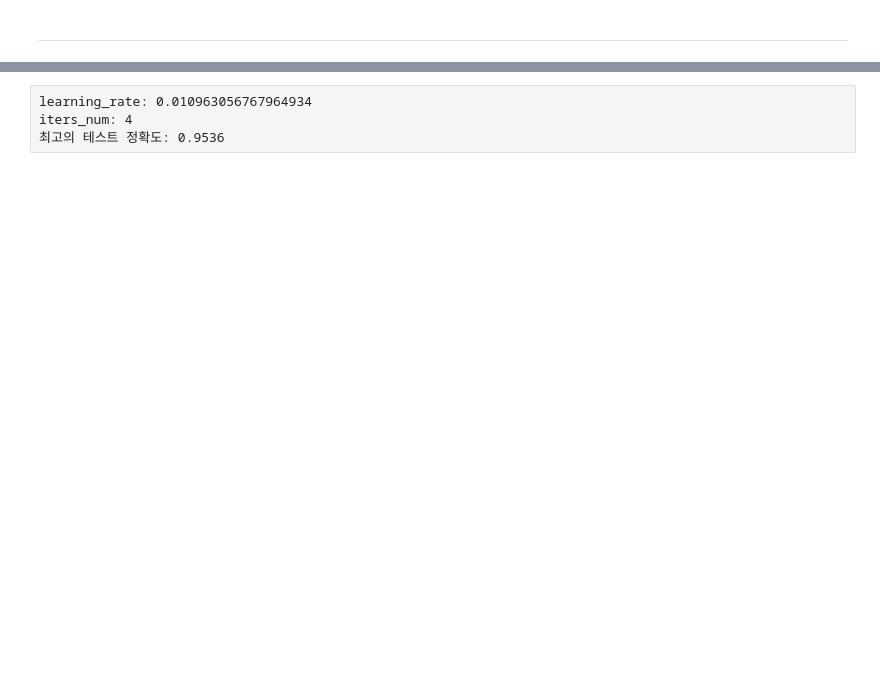
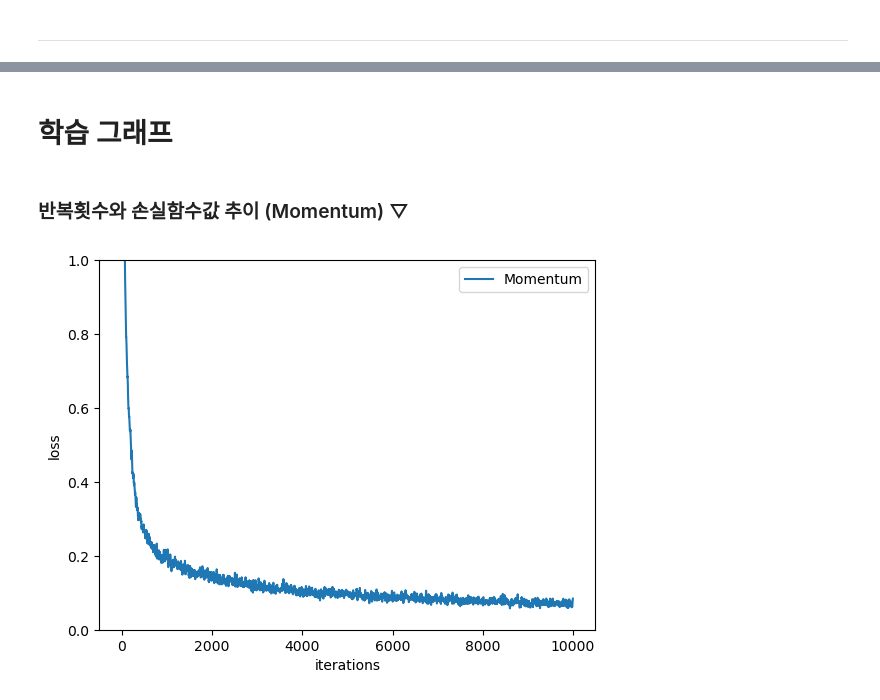
Before and after one commit to Embeu/AI_SummaryNotes, a Jupyter notebook: 김상옥 정리노트/homeWork.ipynb, the cells around one changed output, grey strips where cells are left out. Cells and saved outputs as stored; diff of their text form; code cells hidden in the pictures; blank space fills up the shorter version.

```diff
--- a/김상옥 정리노트/homeWork.ipynb
+++ b/김상옥 정리노트/homeWork.ipynb
@@ -262,7 +263,7 @@ class BatchNormalization:
 # ◇ 가중치 초기화 He
 # %%
 def He_init(input, ouput):
-    return np.sqrt(2.0 / input) * np.random.randn(input, ouput)
+    return np.sqrt(1.5 / input) * np.random.randn(input, ouput)
 # %% [markdown]
 # ◇ 다층 신경망 클래스
 # %%
@@ -390,11 +391,16 @@ class TwoLayerNet:
 - #### hidden_size : 은닉층 노드 수 = **5 ~ 15**
 - #### learning_rate : 학습률 = **0.001 ~ 0.019**
 # %%
+# 100, [15, 15, 15], 0.011
+
+# 287, [15, 15, 15, 15, 15], 0.015
+
+
 iters_num = 10000
-batch_size = 100
+batch_size = 500
 #hidden_size = 15
-hidden_size = [15, 15, 15]
-learning_rate = 0.011
+hidden_size = [15, 15, 15, 15, 15]
+learning_rate = 0.015
 
 # 기울기 최적화 함수들
 sgd = SGD()
@@ -435,4 +441,6 @@ for i in range(iters_num):
         train_acc_list.append(train_acc)
         test_acc_list.append(test_acc)
         print("%2d 번째 학습(에폭) --> train_acc : %.2f%%, test_acc : %.2f%%" % (len(train_acc_list), train_acc*100, test_acc*100))
+
+print("최종 학습률 --> train_acc : %.2f%%, test_acc : %.2f%%" % (train_acc_list[-1]*100, test_acc_list[-1]*100))
 # %% [output]
@@ -589,4 +465,0 @@ batch_size: 267
-# %% [raw]
-learning_rate: 0.010963056767964934
-iters_num: 4
-최고의 테스트 정확도: 0.9536
@@ -599,0 +466,27 @@ print(device_lib.list_local_devices() )
+# %% [markdown]
+# 학습 그래프
+# %%
+import matplotlib.pyplot as plt
+def smooth_curve(x):
+    """손실 함수의 그래프를 매끄럽게 하기 위해 사용
+
+    참고：http://glowingpython.blogspot.jp/2012/02/convolution-with-numpy.html
+    """
+    window_len = 11
+    s = np.r_[x[window_len-1:0:-1], x, x[-1:-window_len:-1]]
+    w = np.kaiser(window_len, 2)
+    y = np.convolve(w/w.sum(), s, mode='valid')
+    return y[5:len(y)-5]
+# %% [markdown]
+### 반복횟수와 손실함수값 추이 (Momentum) ▽
+# %%
+# 손실 함수 값
+x = np.arange(len(train_loss_list))
+plt.plot(x, smooth_curve(train_loss_list), label='Momentum')
+plt.xlabel("iterations")
+plt.ylabel("loss")
+plt.ylim(0, 1)
+plt.legend()
+plt.show()
+# %% [output]
+[figure, added]
```
Also changed, not shown: parts of 7 cells of this notebook, 1 other file.
